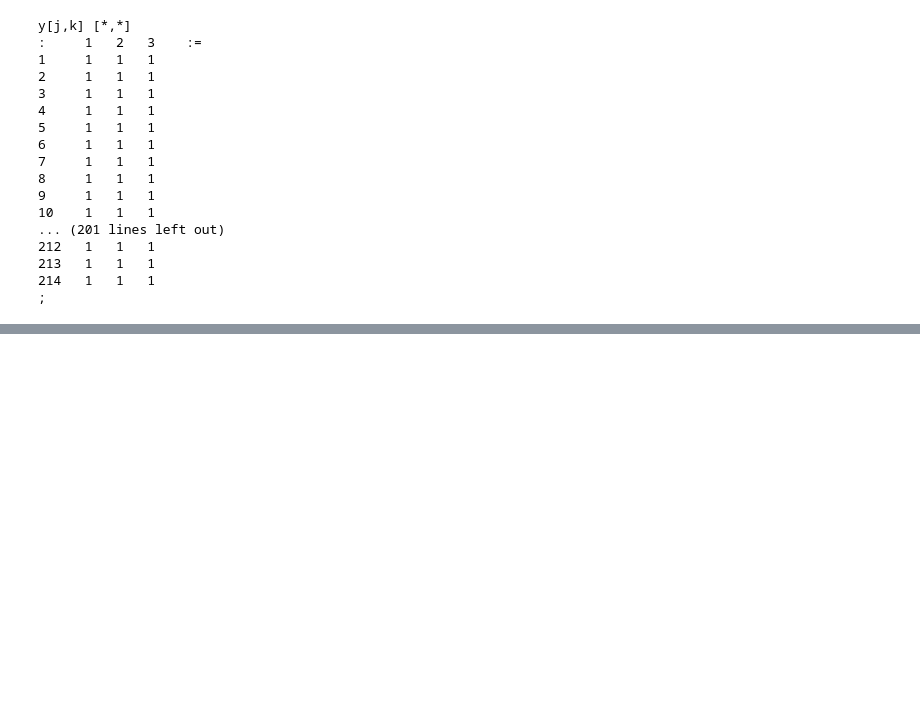
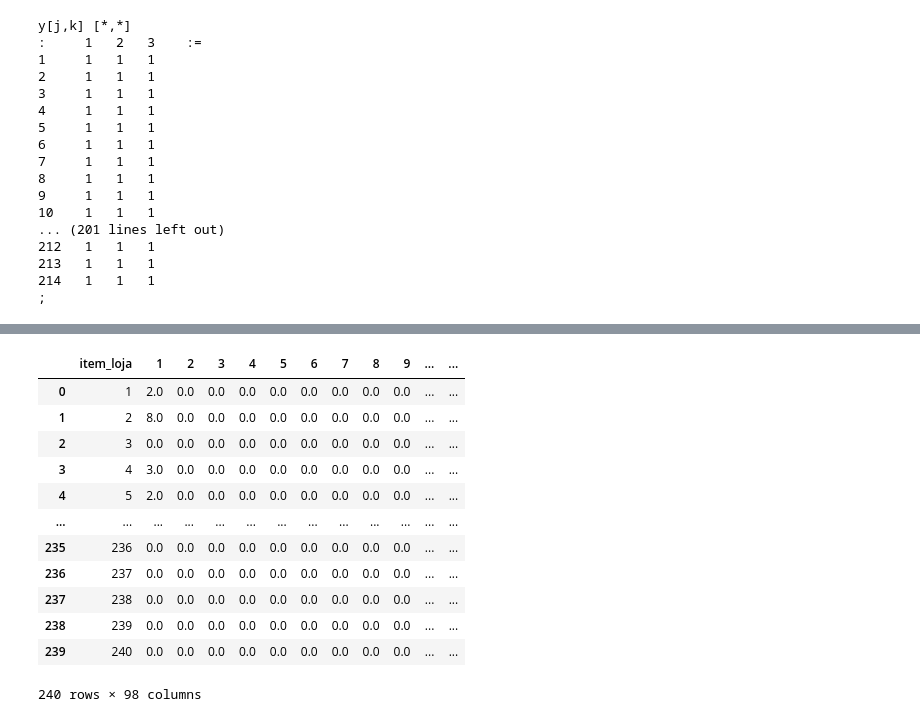
Before and after one commit to CandaPin/Resolucao_Problemas, a Jupyter notebook: 02-Notebook/Modelo_exato/02.1-cqavp-AMPL-Bin_packing_continuacao.ipynb, the cells around one changed output, grey strips where cells are left out. Drawn from its saved outputs; the diff is of its cells as text; code cells hidden in the pictures; blank space fills up the shorter version.

```diff
--- a/02-Notebook/Modelo_exato/02.1-cqavp-AMPL-Bin_packing_continuacao.ipynb
+++ b/02-Notebook/Modelo_exato/02.1-cqavp-AMPL-Bin_packing_continuacao.ipynb
@@ -445,0 +502,19 @@ y[j,k] [*,*]
+# %%
+df_agrupamento_loja2 = e_s1.query('chave_loja_buffer_onda == 2').pivot_table(index='item_loja', columns='caixa', values='valor_multiplo', fill_value=0)
+df_agrupamento_loja2 = df_agrupamento_loja2.reset_index()
+df_agrupamento_loja2.columns.name = None
+df_agrupamento_loja2 # as colunas são as caixas
+# %% [output]
+|  | item_loja | 1 | 2 | 3 | 4 | 5 | 6 | 7 | 8 | 9 | ... | ... |
+| 0 | 1 | 2.0 | 0.0 | 0.0 | 0.0 | 0.0 | 0.0 | 0.0 | 0.0 | 0.0 | ... | ... |
+| 1 | 2 | 8.0 | 0.0 | 0.0 | 0.0 | 0.0 | 0.0 | 0.0 | 0.0 | 0.0 | ... | ... |
+| 2 | 3 | 0.0 | 0.0 | 0.0 | 0.0 | 0.0 | 0.0 | 0.0 | 0.0 | 0.0 | ... | ... |
+| 3 | 4 | 3.0 | 0.0 | 0.0 | 0.0 | 0.0 | 0.0 | 0.0 | 0.0 | 0.0 | ... | ... |
+| 4 | 5 | 2.0 | 0.0 | 0.0 | 0.0 | 0.0 | 0.0 | 0.0 | 0.0 | 0.0 | ... | ... |
+| ... | ... | ... | ... | ... | ... | ... | ... | ... | ... | ... | ... | ... |
+| 235 | 236 | 0.0 | 0.0 | 0.0 | 0.0 | 0.0 | 0.0 | 0.0 | 0.0 | 0.0 | ... | ... |
+| 236 | 237 | 0.0 | 0.0 | 0.0 | 0.0 | 0.0 | 0.0 | 0.0 | 0.0 | 0.0 | ... | ... |
+| 237 | 238 | 0.0 | 0.0 | 0.0 | 0.0 | 0.0 | 0.0 | 0.0 | 0.0 | 0.0 | ... | ... |
+| 238 | 239 | 0.0 | 0.0 | 0.0 | 0.0 | 0.0 | 0.0 | 0.0 | 0.0 | 0.0 | ... | ... |
+| 239 | 240 | 0.0 | 0.0 | 0.0 | 0.0 | 0.0 | 0.0 | 0.0 | 0.0 | 0.0 | ... | ... |
+240 rows × 98 columns
```
Also changed, not shown: parts of 27 cells of this notebook, 1 other file.
